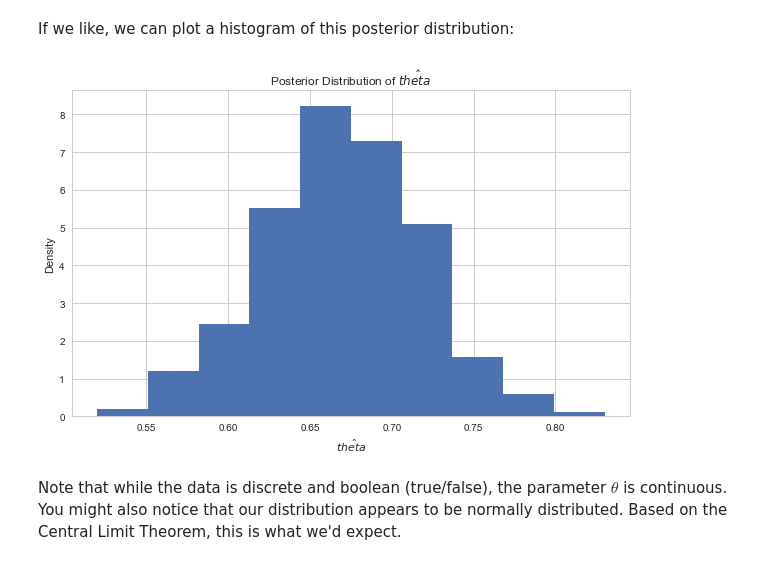
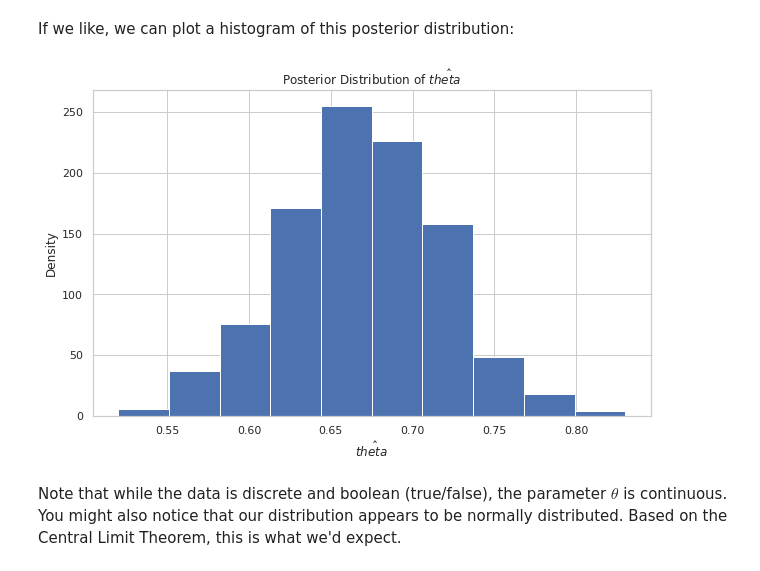
Before and after one commit to natemcintosh/en_685_648_data_science, a Jupyter notebook: 7_module/lab/nmcinto2.ipynb, the cells around one changed output. Cells and saved outputs as stored; diff of their text form; code cells hidden in the pictures.

```diff
--- a/7_module/lab/nmcinto2.ipynb
+++ b/7_module/lab/nmcinto2.ipynb
@@ -94,17 +94,18 @@ If we like, we can plot a histogram of this posterior distribution:
 # %%
 figure = plt.figure(figsize=(10, 6)) # first element is width, second is height.
 
 axes = figure.add_subplot(1, 1, 1)
 
-axes.hist( posterior, normed=True)
+# axes.hist( posterior, normed=True)
+axes.hist( posterior)
 axes.set_ylabel( "Density")
 axes.set_xlabel( "$\hat{theta}$")
 axes.set_title( "Posterior Distribution of $\hat{theta}$")
 
 plt.show()
 plt.close()
 # %% [output]
-[figure, old version]
+[figure, new version]
 # %% [markdown]
 Note that while the data is discrete and boolean (true/false), the parameter $\theta$ is continuous. You might also notice that our distribution appears to be normally distributed. Based on the Central Limit Theorem, this is what we'd expect.
 # %% [markdown]
```
Also changed, not shown: parts of 2 cells of this notebook, 2 other files.
